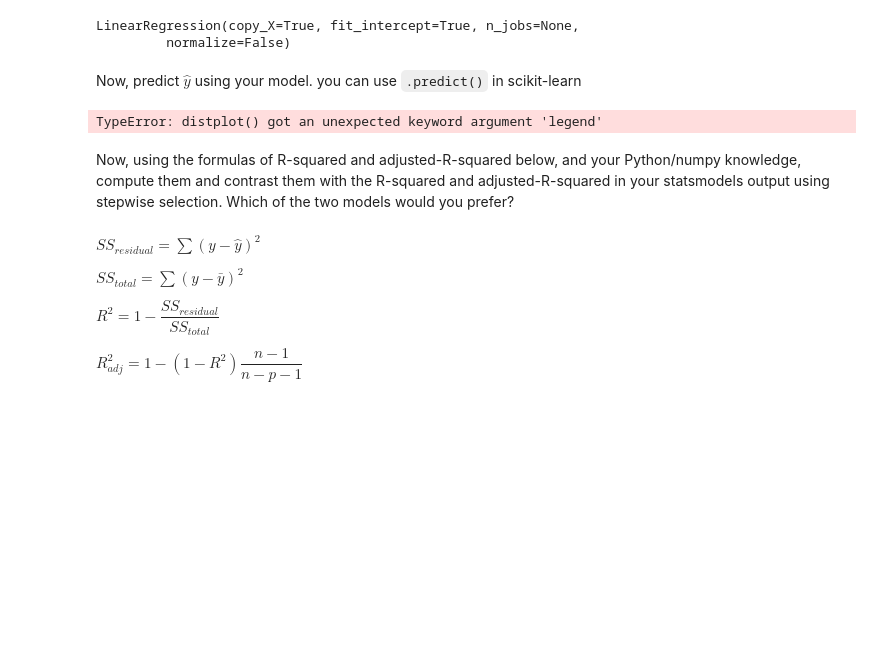
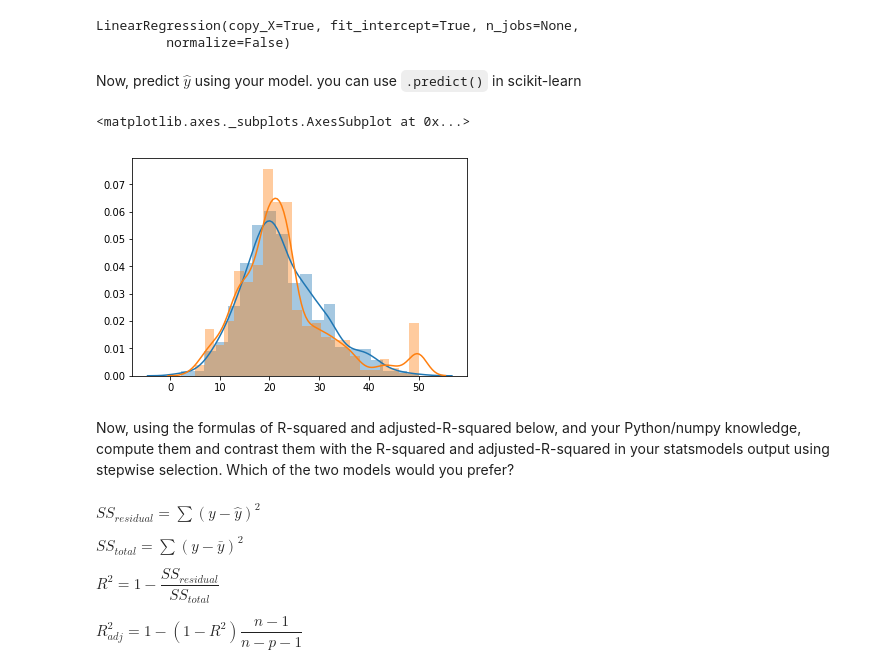
Before and after one commit to Pietrassyk/dsc-model-fit-linear-regression-lab-nyc-ds-career-042219, a Jupyter notebook: index.ipynb, the cells around one changed output. Saved outputs shown, nothing was run; the diff lists cells and outputs as text; code cells hidden in the pictures; blank space fills up the shorter version.

```diff
--- a/index.ipynb
+++ b/index.ipynb
@@ -212,11 +212,11 @@ sk_predictions = sk_model.predict(predictors_sk)
 #sk_predictions
 # %%
 import seaborn as sns
-sns.distplot(sk_predictions, label="Hallo"
-            )
+sns.distplot(sk_predictions)
 sns.distplot(y)
 # %% [output]
-TypeError: distplot() got an unexpected keyword argument 'legend'
+<matplotlib.axes._subplots.AxesSubplot at 0x...>
+[figure, added]
 # %% [markdown]
 Now, using the formulas of R-squared and adjusted-R-squared below, and your Python/numpy knowledge, compute them and contrast them with the R-squared and adjusted-R-squared in your statsmodels output using stepwise selection. Which of the two models would you prefer?
 # %% [markdown]
```
